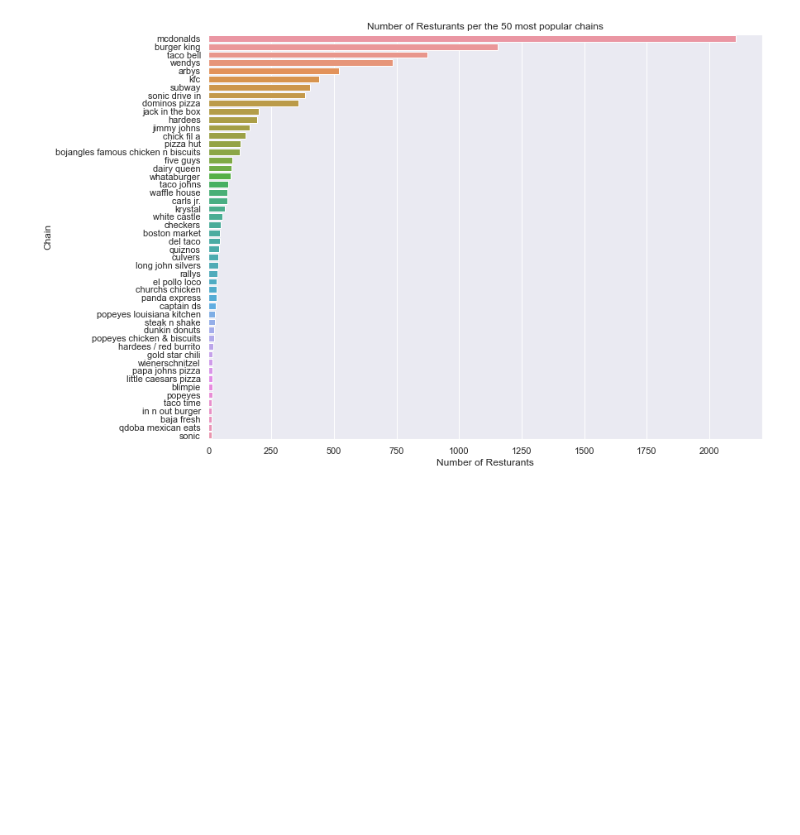
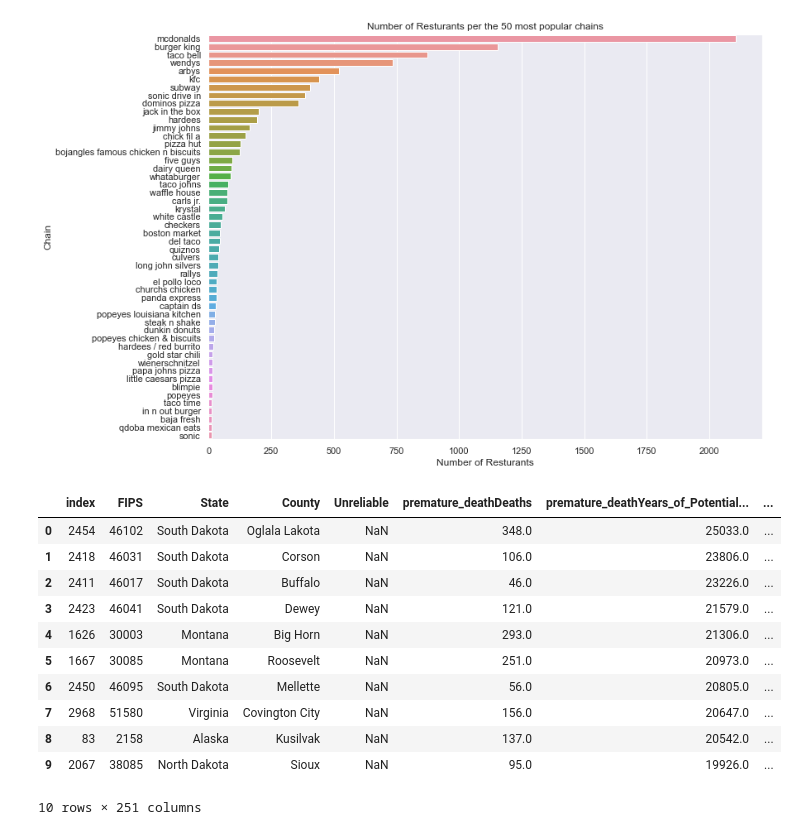
Before and after one commit to s180820/SOCANVIS, a Jupyter notebook: Notebooks/Statistics.ipynb, the cells around one changed output. Cells and saved outputs as stored; diff of their text form; code cells hidden in the pictures; blank space fills up the shorter version.

```diff
--- a/Notebooks/Statistics.ipynb
+++ b/Notebooks/Statistics.ipynb
@@ -109,0 +115,15 @@ sns.barplot(data=FastFood.groupby(['Chain']).count().reset_index().sort_values('
+# %%
+fcdf
+# %% [output]
+|  | index | FIPS | State | County | Unreliable | premature_deathDeaths | premature_deathYears_of_Potential... | ... |
+| 0 | 2454 | 46102 | South Dakota | Oglala Lakota | NaN | 348.0 | 25033.0 | ... |
+| 1 | 2418 | 46031 | South Dakota | Corson | NaN | 106.0 | 23806.0 | ... |
+| 2 | 2411 | 46017 | South Dakota | Buffalo | NaN | 46.0 | 23226.0 | ... |
+| 3 | 2423 | 46041 | South Dakota | Dewey | NaN | 121.0 | 21579.0 | ... |
+| 4 | 1626 | 30003 | Montana | Big Horn | NaN | 293.0 | 21306.0 | ... |
+| 5 | 1667 | 30085 | Montana | Roosevelt | NaN | 251.0 | 20973.0 | ... |
+| 6 | 2450 | 46095 | South Dakota | Mellette | NaN | 56.0 | 20805.0 | ... |
+| 7 | 2968 | 51580 | Virginia | Covington City | NaN | 156.0 | 20647.0 | ... |
+| 8 | 83 | 2158 | Alaska | Kusilvak | NaN | 137.0 | 20542.0 | ... |
+| 9 | 2067 | 38085 | North Dakota | Sioux | NaN | 95.0 | 19926.0 | ... |
+10 rows × 251 columns
```
Also changed, not shown: parts of 11 cells of this notebook, 4 other files.
